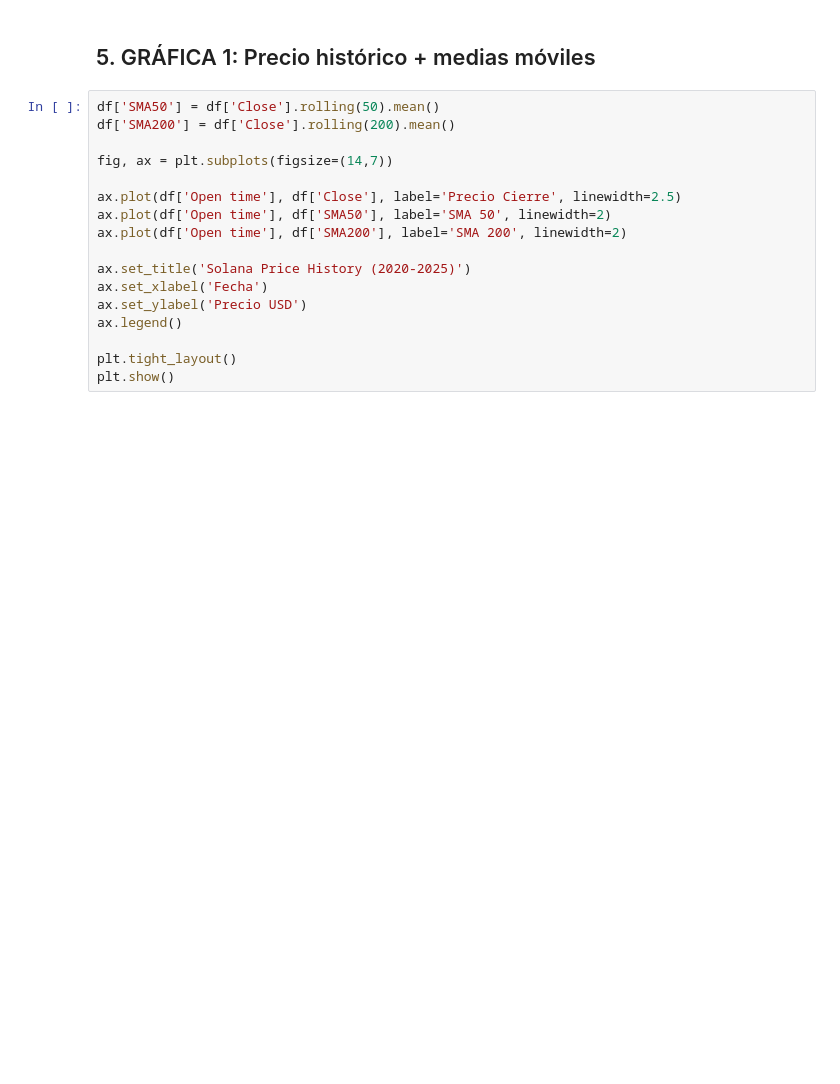
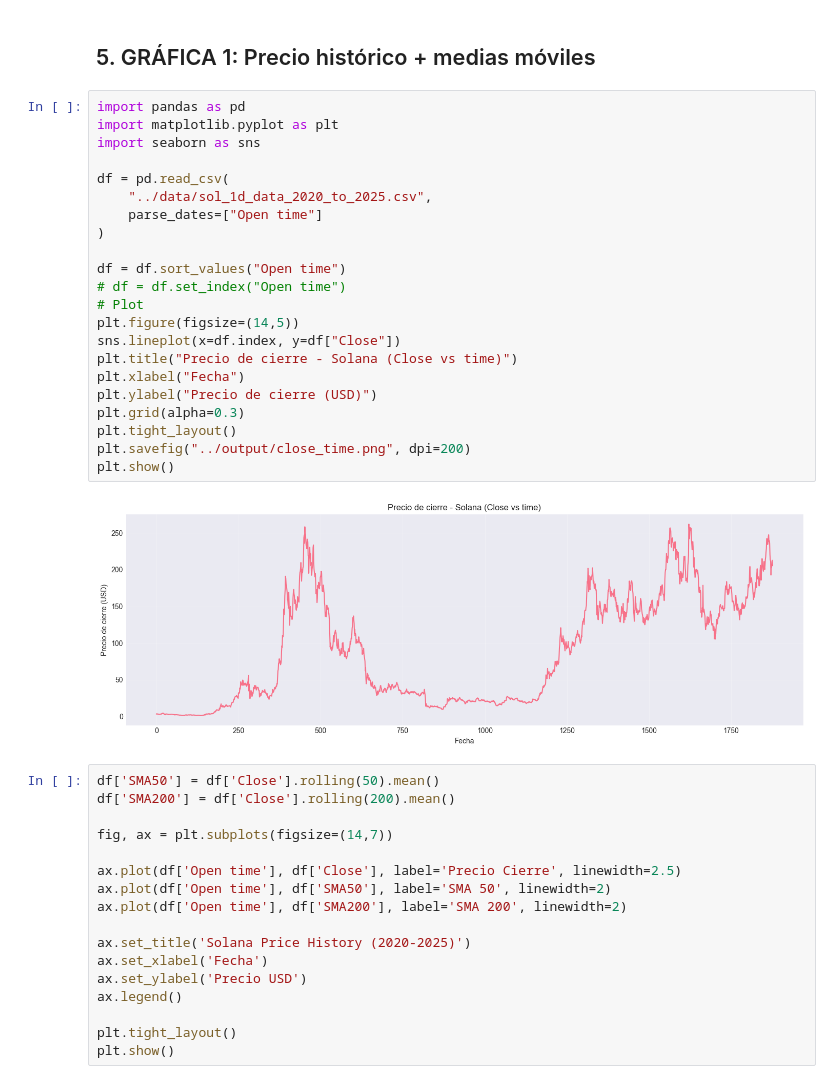
Before and after one commit to PabloNSI/solana-predictor, a Jupyter notebook: notebooks/01_EDA_Solana.ipynb, the cells around one changed output. Saved outputs shown, nothing was run; the diff lists cells and outputs as text; blank space fills up the shorter version.

```diff
--- a/notebooks/01_EDA_Solana.ipynb
+++ b/notebooks/01_EDA_Solana.ipynb
@@ -165,5 +223,29 @@ Correlación Precio-Volumen: -0.0732
 # %% [markdown]
 ## 5. GRÁFICA 1: Precio histórico + medias móviles
+# %%
+import pandas as pd
+import matplotlib.pyplot as plt
+import seaborn as sns
+
+df = pd.read_csv(
+    "../data/sol_1d_data_2020_to_2025.csv",
+    parse_dates=["Open time"]
+)
+
+df = df.sort_values("Open time")
+# df = df.set_index("Open time")
+# Plot
+plt.figure(figsize=(14,5))
+sns.lineplot(x=df.index, y=df["Close"])
+plt.title("Precio de cierre - Solana (Close vs time)")
+plt.xlabel("Fecha")
+plt.ylabel("Precio de cierre (USD)")
+plt.grid(alpha=0.3)
+plt.tight_layout()
+plt.savefig("../output/close_time.png", dpi=200)
+plt.show()
+# %% [output]
+[figure, added]
 # %%
 df['SMA50'] = df['Close'].rolling(50).mean()
 df['SMA200'] = df['Close'].rolling(200).mean()
```
Also changed, not shown: parts of 4 cells of this notebook, 4 other files.
